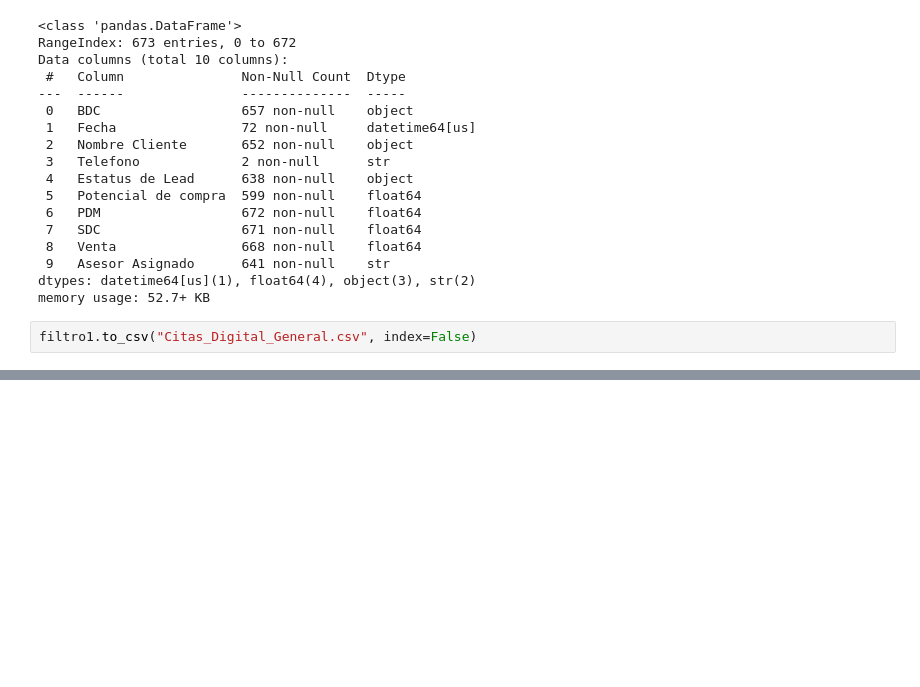
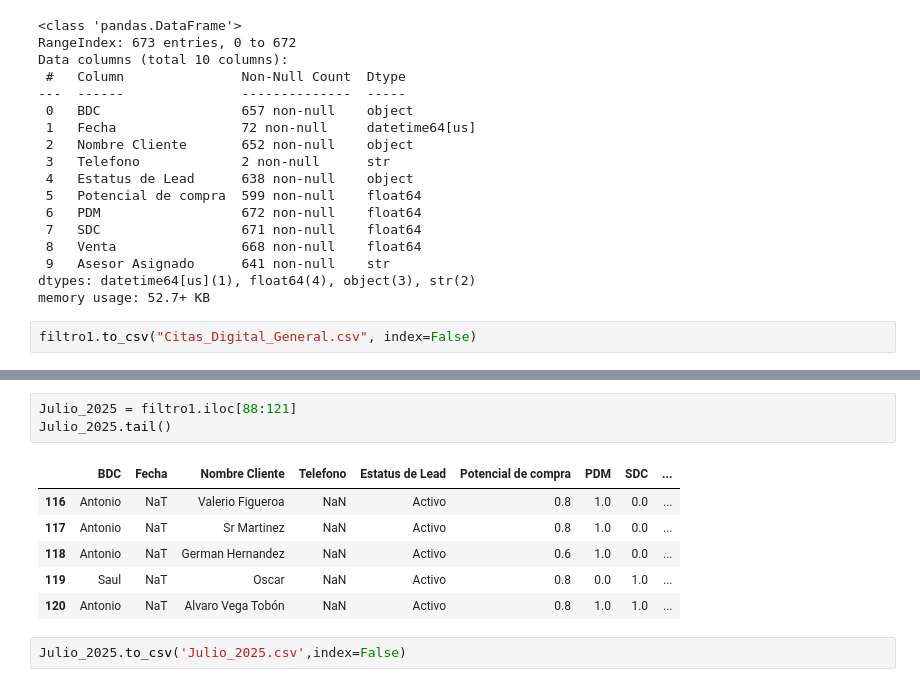
Before and after one commit to Naho179/Extracci-n-de-Datos, a Jupyter notebook: Actividad 1.1 (Citas_Digital)/Extraccion_Datos_Nuevo.ipynb, the cells around one changed output, grey strips where cells are left out. Cells and saved outputs as stored; diff of their text form; blank space fills up the shorter version.

```diff
--- a/Actividad 1.1 (Citas_Digital)/Extraccion_Datos_Nuevo.ipynb
+++ b/Actividad 1.1 (Citas_Digital)/Extraccion_Datos_Nuevo.ipynb
@@ -152,0 +202,12 @@ filtro1.to_csv("Citas_Digital_General.csv", index=False)
+# %%
+Julio_2025 = filtro1.iloc[88:121]
+Julio_2025.tail()
+# %% [output]
+|  | BDC | Fecha | Nombre Cliente | Telefono | Estatus de Lead | Potencial de compra | PDM | SDC | ... |
+| 116 | Antonio | NaT | Valerio Figueroa | NaN | Activo | 0.8 | 1.0 | 0.0 | ... |
+| 117 | Antonio | NaT | Sr Martinez | NaN | Activo | 0.8 | 1.0 | 0.0 | ... |
+| 118 | Antonio | NaT | German Hernandez | NaN | Activo | 0.6 | 1.0 | 0.0 | ... |
+| 119 | Saul | NaT | Oscar | NaN | Activo | 0.8 | 0.0 | 1.0 | ... |
+| 120 | Antonio | NaT | Alvaro Vega Tobón | NaN | Activo | 0.8 | 1.0 | 1.0 | ... |
+# %%
+Julio_2025.to_csv('Julio_2025.csv',index=False)
```
Also changed, not shown: parts of 31 cells of this notebook.
